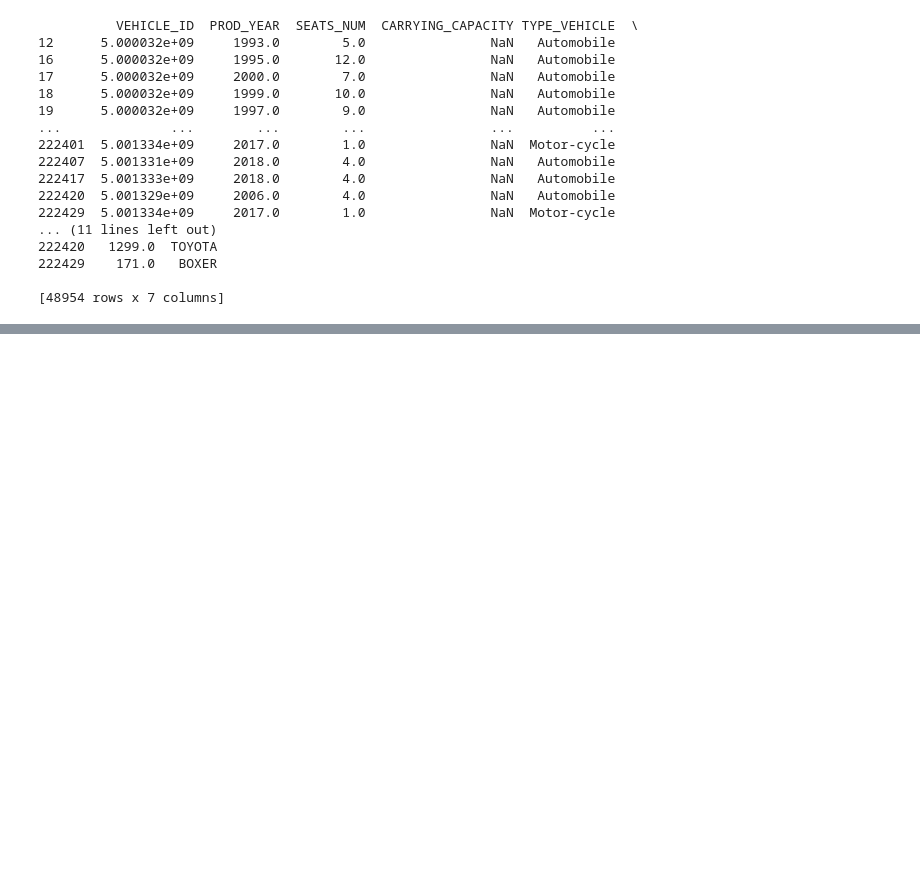
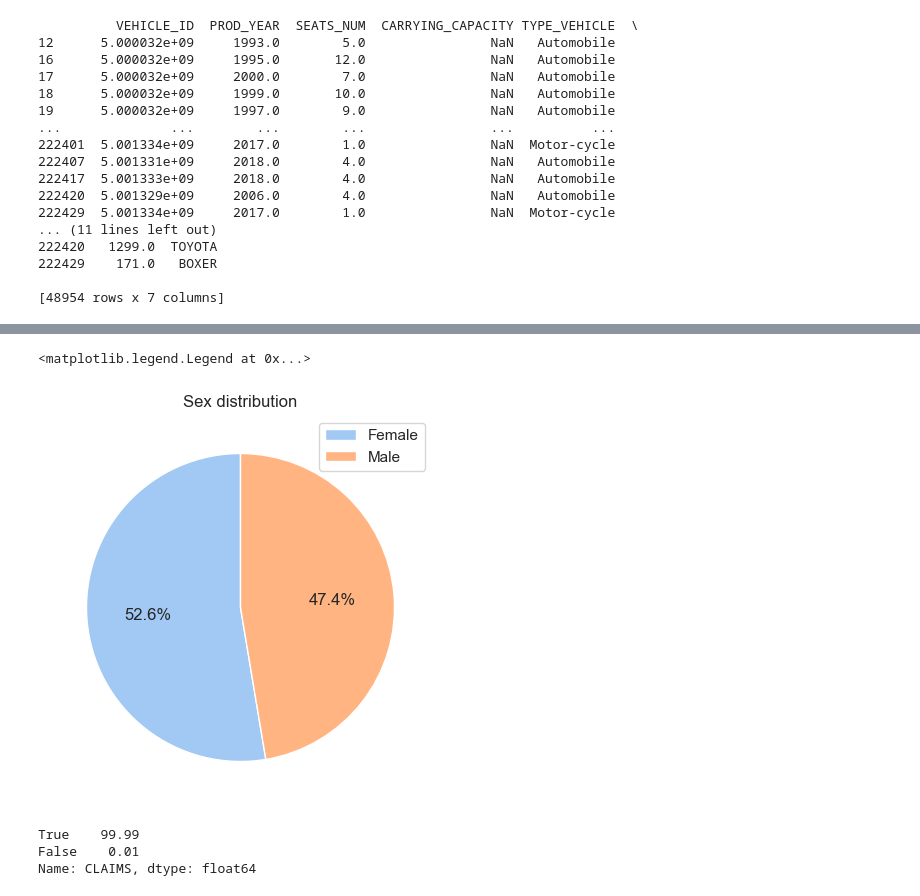
Before and after one commit to ximmme/InsuranceChallenge, a Jupyter notebook: EDA.ipynb, the cells around one changed output, grey strips where cells are left out. Cells and saved outputs as stored; diff of their text form; code cells hidden in the pictures; blank space fills up the shorter version.

```diff
--- a/EDA.ipynb
+++ b/EDA.ipynb
@@ -338,0 +374,4 @@ merged_df.describe()
+# %%
+#Creo nueva variable para identificar claims
+merged_df['CLAIMS'] = merged_df['CLAIM_PAID'].notna().astype(int)
+merged_df['CLAIMS'] = merged_df['CLAIMS'].astype(bool)
@@ -338,0 +384,14 @@ merged_df.describe()
+# %%
+plt.figure(figsize=(5, 5))
+plt.pie(merged_df['SEX'].value_counts(), autopct='%1.1f%%', startangle=90)
+plt.title('Sex distribution')
+plt.legend(merged_df['SEX'].value_counts().index)
+# %% [output]
+<matplotlib.legend.Legend at 0x...>
+[figure, added]
+# %%
+merged_df['CLAIMS'].value_counts()/ len(merged_df)*100
+# %% [output]
+True    99.99
+False    0.01
+Name: CLAIMS, dtype: float64
```
Also changed, not shown: parts of 56 cells of this notebook, 1 other file.
